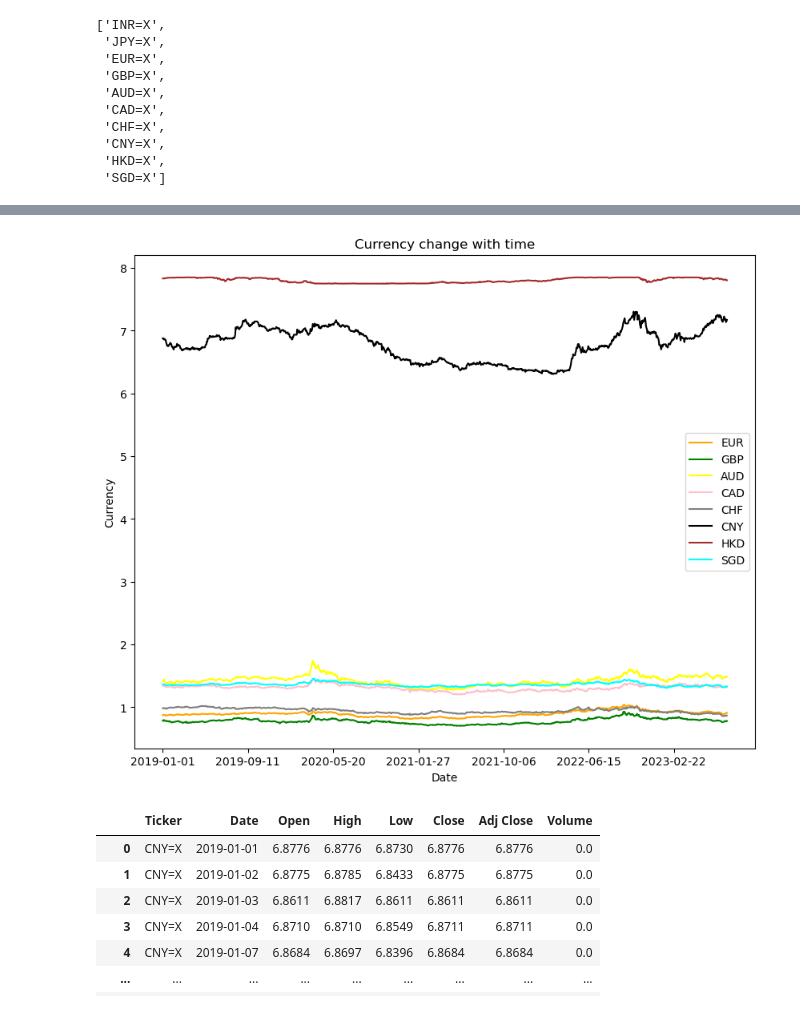
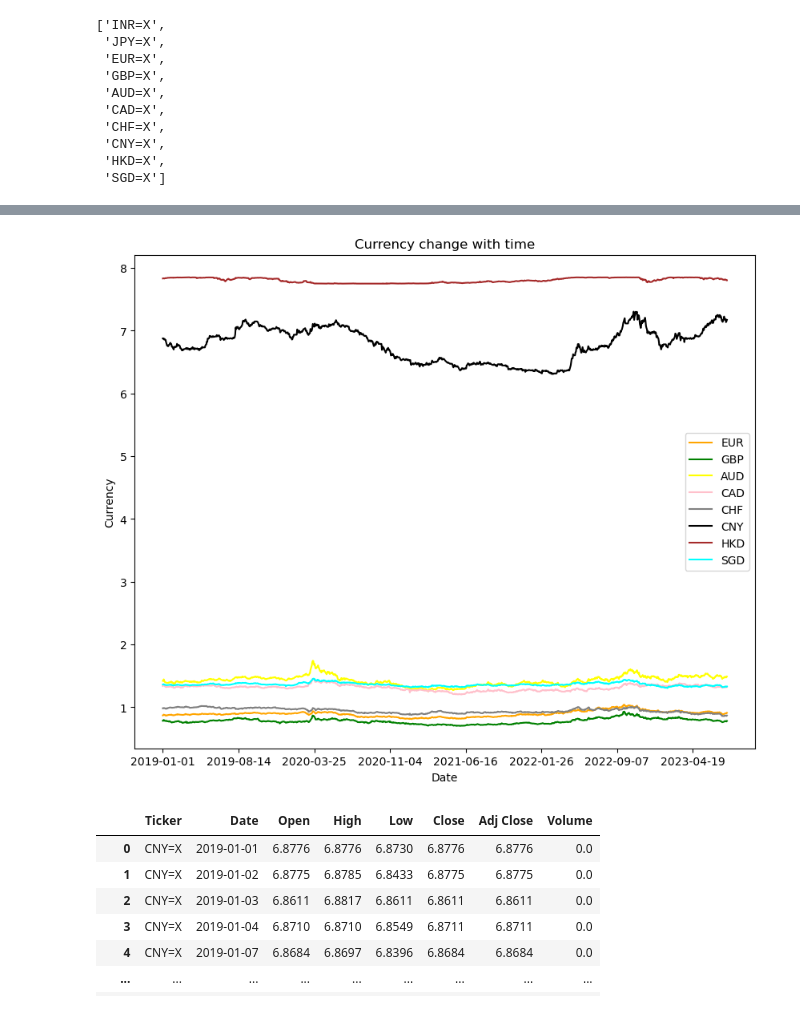
Before and after one commit to anapocai/Mooc_project, a Jupyter notebook: Xinyi.ipynb, the cells around one changed output, grey strips where cells are left out. Cells and saved outputs as stored; diff of their text form; code cells hidden in the pictures.

```diff
--- a/Xinyi.ipynb
+++ b/Xinyi.ipynb
@@ -65,7 +65,7 @@ color_list = ["red","blue","orange","green","yellow","pink","grey","black","brow
 plt.figure(figsize=(10,8))
 for j in range((len(list3))):
     plt.plot(date[j],currency[j],label = label[j],color=color_list[j])
-    plt.xticks(date[j][::180])
+    plt.xticks(date[j][::160])
 plt.xlabel("Date")
 plt.ylabel("Currency")
 plt.title("Currency change with time")
@@ -76,16 +76,16 @@ plt.show()
 # %%
 plt.figure(figsize=(10,8))
 for j in range((len(list3))):
     if j>1:
         plt.plot(date[j],currency[j],label = label[j],color=color_list[j])
-        plt.xticks(date[j][::180])
+        plt.xticks(date[j][::160])
 plt.xlabel("Date")
 plt.ylabel("Currency")
 plt.title("Currency change with time")
 plt.legend()
 plt.show()
 # %% [output]
-[figure, old version]
+[figure, new version]
 # %%
 list3[7]
 # %% [output]
```
Also changed, not shown: parts of 6 cells of this notebook.
